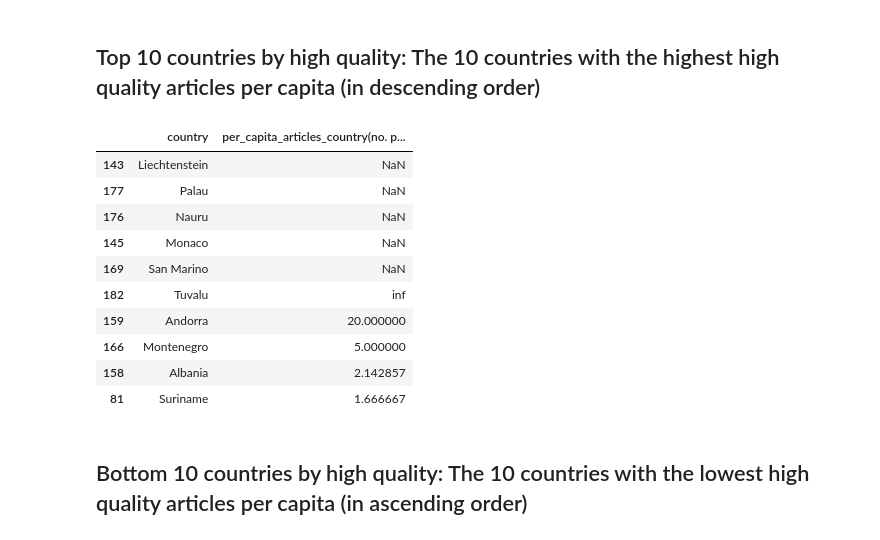
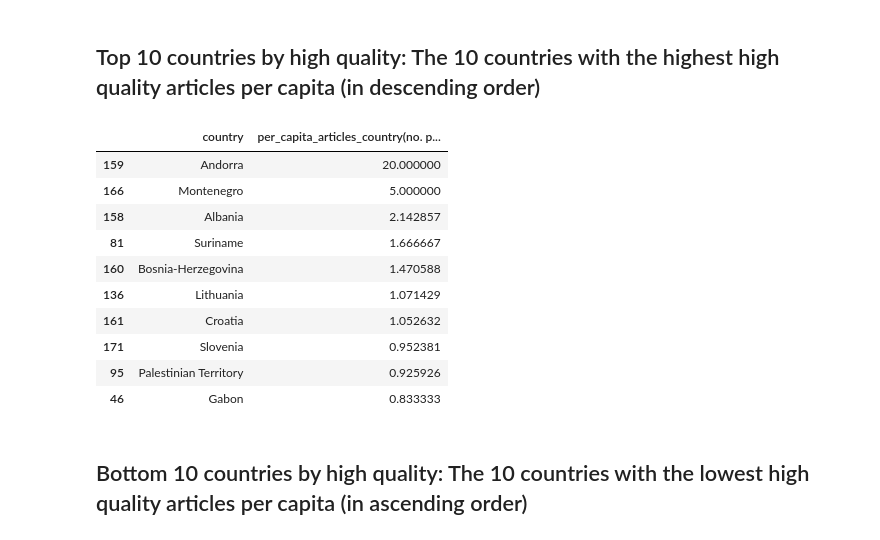
Before and after one commit to khirodsahoo93/data-512-homework_2, a Jupyter notebook: bias in article quality.ipynb, the cells around one changed output. Drawn from its saved outputs; the diff is of its cells as text; code cells hidden in the pictures.

```diff
--- a/bias in article quality.ipynb
+++ b/bias in article quality.ipynb
@@ -721,19 +716,25 @@ articles_by_country=articles_by_country.sort_values(by='per_capita_articles_coun
 # %% [markdown]
 ## Top 10 countries by high quality: The 10 countries with the highest high quality articles per capita (in descending order)
 # %%
-articles_by_country.tail(10)[['country','per_capita_articles_country(no. per million)_high']].iloc[::-1]
+#This include the articles with population 0 which could be because of the rounding up in millions.
+#Some countries may have population less than 0.5 millions.
+#Also there are some countries with 0 high quality articles and low population. Hence we are getting NaN and Inf
+# so those are excluded from the results
+articles_by_country[(articles_by_country['Population (millions)']!=0)& \
+                    (articles_by_country['no_articles_high']!=0)]\
+.tail(10)[['country','per_capita_articles_country(no. per million)_high']].iloc[::-1]
 # %% [output]
 |  | country | per_capita_articles_country(no. p... |
-| 143 | Liechtenstein | NaN |
-| 177 | Palau | NaN |
-| 176 | Nauru | NaN |
-| 145 | Monaco | NaN |
-| 169 | San Marino | NaN |
-| 182 | Tuvalu | inf |
 | 159 | Andorra | 20.000000 |
 | 166 | Montenegro | 5.000000 |
 | 158 | Albania | 2.142857 |
 | 81 | Suriname | 1.666667 |
+| 160 | Bosnia-Herzegovina | 1.470588 |
+| 136 | Lithuania | 1.071429 |
+| 161 | Croatia | 1.052632 |
+| 171 | Slovenia | 0.952381 |
+| 95 | Palestinian Territory | 0.925926 |
+| 46 | Gabon | 0.833333 |
 # %% [markdown]
 ## Bottom 10 countries by high quality: The 10 countries with the lowest high quality articles per capita (in ascending order)
 # %%
```
Also changed, not shown: parts of 5 cells of this notebook.
